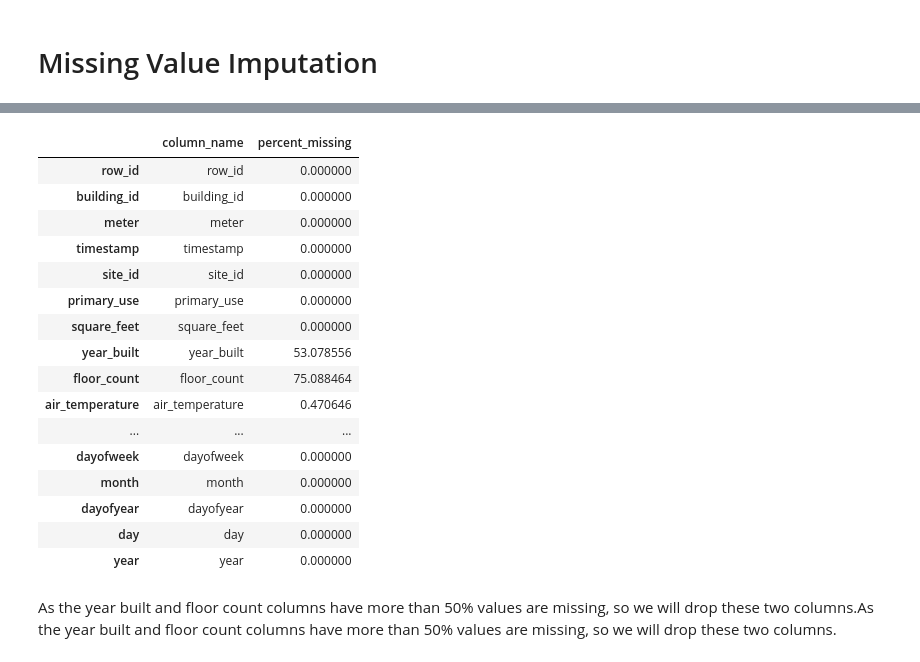
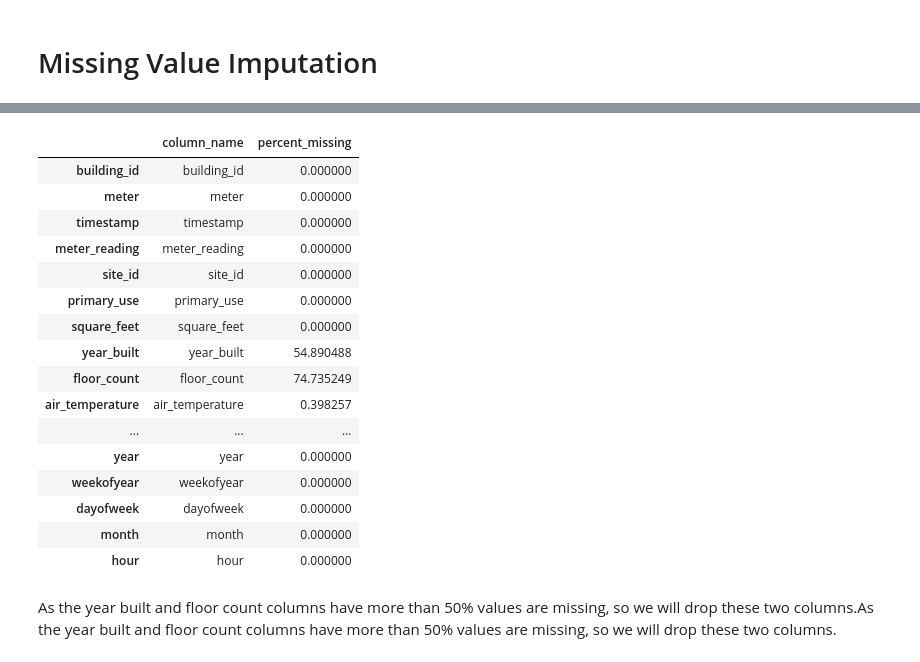
Before and after one commit to goksu-uzunturk/DI502_ElectricityPrediction, a Jupyter notebook: notebooks/TrainBaselineModel.ipynb, the cells around one changed output, grey strips where cells are left out. Saved outputs shown, nothing was run; the diff lists cells and outputs as text; code cells hidden in the pictures.

```diff
--- a/notebooks/TrainBaselineModel.ipynb
+++ b/notebooks/TrainBaselineModel.ipynb
@@ -18,13 +21,12 @@ warnings.filterwarnings('ignore')
 # %% [markdown]
 # Loading data
 # %%
-train = pd.read_csv('/Users/goksuuzunturk/Desktop/DI 502 Project/FilteredDataset/train.csv').drop('Unnamed: 0',axis=1)
-test =  pd.read_csv('/Users/goksuuzunturk/Desktop/DI 502 Project/FilteredDataset/test.csv').drop('Unnamed: 0',axis=1)
+df = pd.read_csv('/Users/goksuuzunturk/Desktop/DI 502 Project/FilteredDataset/train.csv').drop('Unnamed: 0',axis=1)
 # %%
-train['log_meter_reading']=np.log1p(train['meter_reading'])
-train['log_square_feet']=np.log1p(train['square_feet'])
-train= break_datetime(train)
-train.head()
+df['log_meter_reading']=np.log1p(df['meter_reading'])
+df['log_square_feet']=np.log1p(df['square_feet'])
+df= break_datetime(df)
+df.head()
 # %% [output]
 |  | building_id | meter | timestamp | meter_reading | site_id | primary_use | square_feet | year_built | ... |
 | 0 | 46 | 0 | 2016-01-01 | 53.2397 | 0 | Retail | 9045 | 2016.0 | ... |
@@ -80,23 +47,25 @@ missing_value_train
-# %%
-missing_value_test
-# %% [output]
-|  | column_name | percent_missing |
-| row_id | row_id | 0.000000 |
-| building_id | building_id | 0.000000 |
-| meter | meter | 0.000000 |
-| timestamp | timestamp | 0.000000 |
-| site_id | site_id | 0.000000 |
-| primary_use | primary_use | 0.000000 |
-| square_feet | square_feet | 0.000000 |
-| year_built | year_built | 53.078556 |
-| floor_count | floor_count | 75.088464 |
-| air_temperature | air_temperature | 0.470646 |
-| ... | ... | ... |
-| dayofweek | dayofweek | 0.000000 |
-| month | month | 0.000000 |
-| dayofyear | dayofyear | 0.000000 |
-| day | day | 0.000000 |
-| year | year | 0.000000 |
+# %%
+missing_value_df= percent_missing_val(df)
+# %%
+missing_value_df
+# %% [output]
+|  | column_name | percent_missing |
+| building_id | building_id | 0.000000 |
+| meter | meter | 0.000000 |
+| timestamp | timestamp | 0.000000 |
+| meter_reading | meter_reading | 0.000000 |
+| site_id | site_id | 0.000000 |
+| primary_use | primary_use | 0.000000 |
+| square_feet | square_feet | 0.000000 |
+| year_built | year_built | 54.890488 |
+| floor_count | floor_count | 74.735249 |
+| air_temperature | air_temperature | 0.398257 |
+| ... | ... | ... |
+| year | year | 0.000000 |
+| weekofyear | weekofyear | 0.000000 |
+| dayofweek | dayofweek | 0.000000 |
+| month | month | 0.000000 |
+| hour | hour | 0.000000 |
 # %% [markdown]
 As the year built and floor count columns have more than 50% values are missing, so we will drop these two columns.As the year built and floor count columns have more than 50% values are missing, so we will drop these two columns.
 # %%
```
Also changed, not shown: parts of 47 cells of this notebook, 5 other files.
